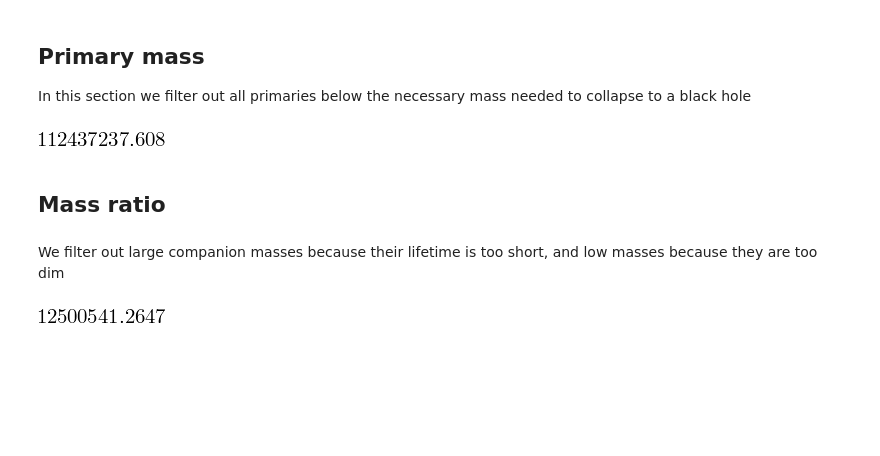
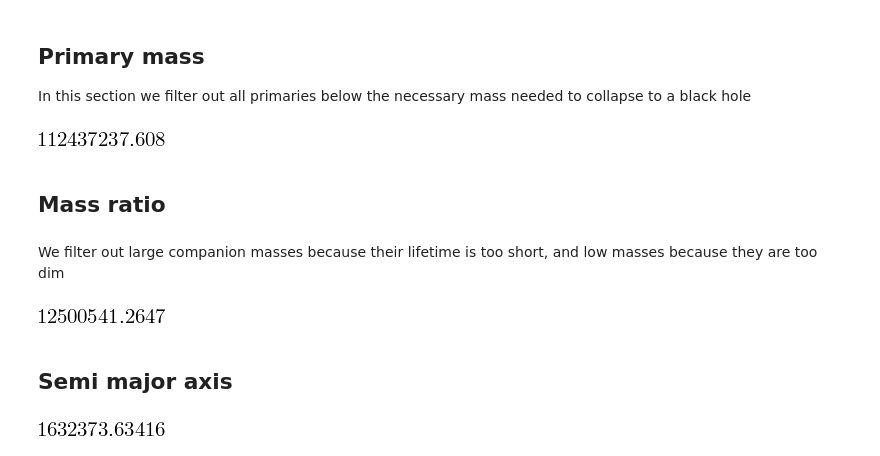
Before and after one commit to bolverk/gaia_black_hole_binaries, a Jupyter notebook: ykbp_model_comparison_to_hipparcos.ipynb, the cells around one changed output. Saved outputs shown, nothing was run; the diff lists cells and outputs as text; code cells hidden in the pictures; blank space fills up the shorter version.

Commit message:
add effect of semi major axis distribution

```diff
--- a/ykbp_model_comparison_to_hipparcos.ipynb
+++ b/ykbp_model_comparison_to_hipparcos.ipynb
@@ -263,3 +263,31 @@ dq = q_range[1] - q_range[0] # Mass ratio interval
 numpy.sum([[integrand_func_mk_2(m1, q) for m1 in m_range] for q in q_range])*dm*dq
 # %% [output]
 [figure]
+# %% [markdown]
+## Semi major axis
+# %%
+def integrand_func_mk_3(m1,q,lnA):
+
+    A_max_val = 1e5
+    D_ref = 4e10 # Reference distance, 1 kpc in solar radii
+    uas = 5e-12 # micro arcsecond in radius
+    gaia_angular_res = 300*uas # Gaia angular sensitivity
+    A_min_val = 0.66*m1**0.83*(3.0+5*q**0.67*numpy.log(1+q**0.33))
+    A_period = 2000 # http://www.wolframalpha.com/input/?i=((solar+mass)*(gravitation+constant)*(5+year)%5E2)%5E(1%2F3)%2F(solar+radius)
+    if lnA>numpy.log10(max(A_period, A_max_val)) or lnA<numpy.log10(A_min_val) or lnA<numpy.log10(gaia_angular_res)+numpy.log10(D_ref):
+        return 0
+    G0_val = 1.0/numpy.log10(A_max_val/A_min_val)
+
+    return integrand_func_mk_2(m1,q)*G0_val
+
+m_range = numpy.linspace(20,100,10) # Range of primary masses
+q_range = numpy.linspace(0, 1, 10) # Range of mass ratios
+lnA_range = numpy.linspace(-1, 5, 10) # Rand of semi - major axis
+dm = m_range[1] - m_range[0] # Mass interval
+dq = q_range[1] - q_range[0] # Mass ratio interval
+dlnA = lnA_range[1] - lnA_range[0] # semi major axis interval
+numpy.sum([[[integrand_func_mk_3(m1, q, lnA) for m1 in m_range]
+            for q in q_range]
+           for lnA in lnA_range])*dm*dq*dlnA
+# %% [output]
+[figure, added]
```
